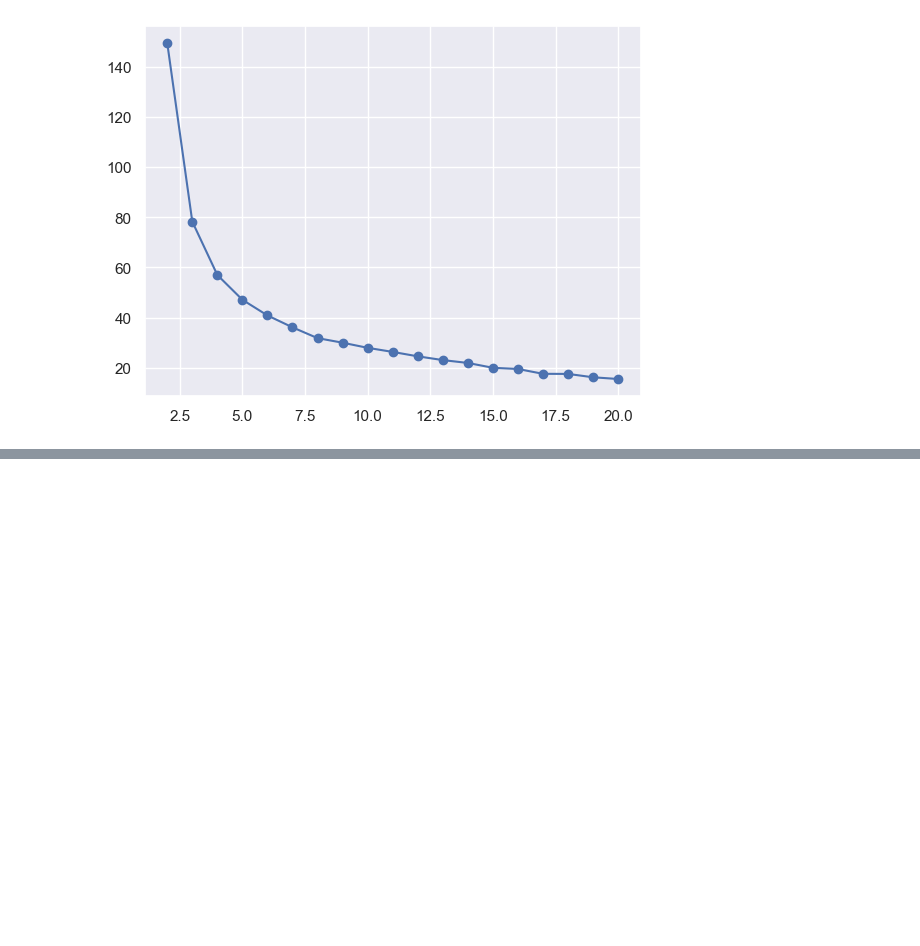
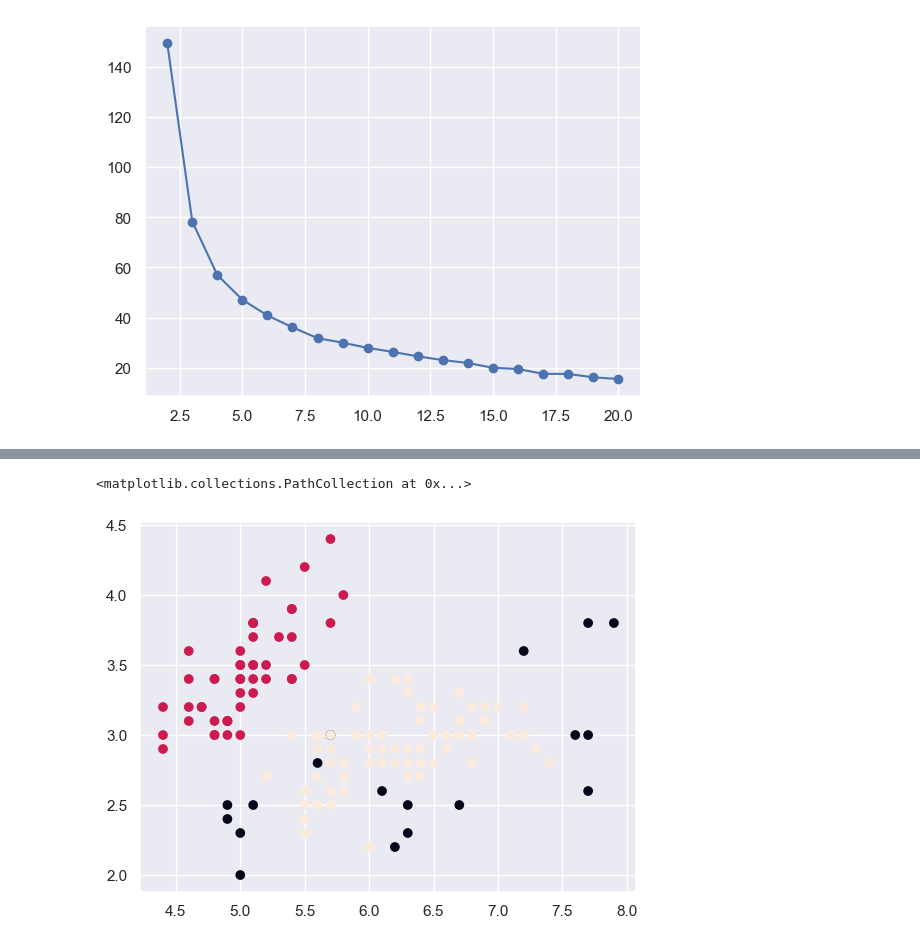
Before and after one commit to ValRCS/Python_SheGoesTech_22, a Jupyter notebook: Days_28_30_Machine_Learning/clustering_irises.ipynb, the cells around one changed output, grey strips where cells are left out. Saved outputs shown, nothing was run; the diff lists cells and outputs as text; code cells hidden in the pictures; blank space fills up the shorter version.

Commit message:
clustering exercise

```diff
--- a/Days_28_30_Machine_Learning/clustering_irises.ipynb
+++ b/Days_28_30_Machine_Learning/clustering_irises.ipynb
@@ -225,3 +228,23 @@ plt.plot(range(2, MAX_CLUSTERS), inertia, marker='o')
 # https://scikit-learn.org/stable/unsupervised_learning.html
 
 # TODO use different datasets
+# %%
+# let's try another clustering algorithm
+
+# we will use DBSCAN
+
+# DBSCAN is a density based clustering algorithm
+
+# in DBSCAN we specify two parameters
+# eps - the maximum distance between two samples for them to be considered as in the same neighborhood
+# min_samples - the number of samples in a neighborhood for a point to be considered as a core point
+
+# DBSCAN will find all samples that are in the same neighborhood as a core point
+
+# DBSCAN will not find clusters that are not dense enough
+# so it will not find clusters that are separated by a large distance
+
+# let's create a DBSCAN object
+from sklearn.cluster import DBSCAN
+
+dbscan = DBSCAN(eps=0.5, min_samples=5)
@@ -227,0 +261,5 @@ plt.plot(range(2, MAX_CLUSTERS), inertia, marker='o')
+# %%
+# let's fit the model
+dbscan.fit(features)
+# print the labels
+print(dbscan.labels_)
@@ -227,0 +276,6 @@ plt.plot(range(2, MAX_CLUSTERS), inertia, marker='o')
+# %%
+# let's plot the results
+plt.scatter(features[:,0], features[:,1], c=dbscan.labels_)
+# %% [output]
+<matplotlib.collections.PathCollection at 0x...>
+[figure, added]
```
Also changed, not shown: parts of 21 cells of this notebook, 1 other file.
